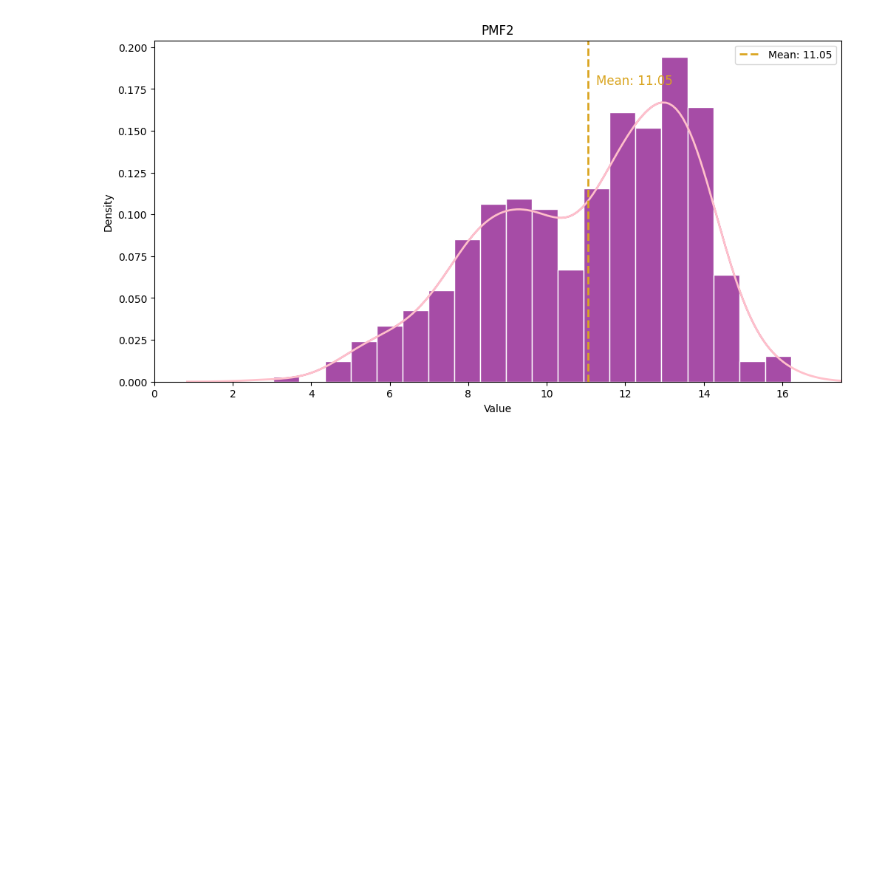
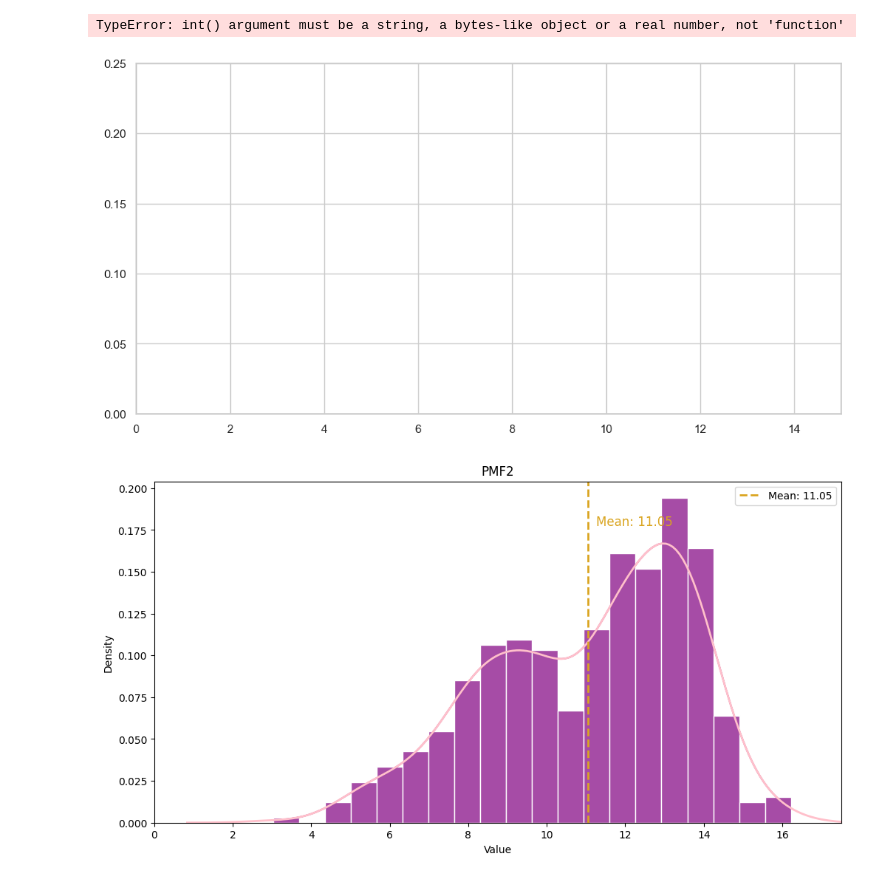
Before and after one commit to JuanmaPT/OODbench, a Jupyter notebook: represent_csv_test.ipynb, the cells around one changed output. Drawn from its saved outputs; the diff is of its cells as text; code cells hidden in the pictures; blank space fills up the shorter version.

```diff
--- a/represent_csv_test.ipynb
+++ b/represent_csv_test.ipynb
@@ -39,3 +61,79 @@ plt.show()
+# %%
+import numpy as np
+import matplotlib.pyplot as plt
+import matplotlib.animation as animation
+import seaborn as sns
+import csv
+
+# Read values from CSV file and filter out non-valid values
+file_path = "results/ResNet18/margin_values/ResNet18_SignalBlur_small_N35_R15.csv"
+valid_values = []
+
+with open(file_path, 'r') as csv_file:
+    csv_reader = csv.reader(csv_file)
+    filtered_out_count = 0
+
+    for row in csv_reader:
+        try:
+            _, margin_str = row
+            value = float(margin_str)
+            if value > 0:
+                valid_values.append(value)
+            else:
+                filtered_out_count += 1
+        except (ValueError, IndexError):
+            filtered_out_count += 1
+
+# Define a stylish color palette
+stylish_palette = ['#264653', '#2A9D8F', '#E76F51']
+nbins = 100
+
+# Set the style
+sns.set(style="whitegrid")
+
+# Set up the figure and axis
+fig, ax = plt.subplots(figsize=(12, 6))
+ax.set_xlim([0, 15])  # Set initial x-axis limits
+ax.set_ylim([0, 0.25])
+
+def update(frame):
+    ax.clear()
+
+    total_count = frame * 2000
+    current_values = valid_values[1:total_count]
+
+    sns.histplot(current_values, kde=True, stat='density', bins=nbins, color=stylish_palette[0], alpha=0.7, edgecolor='white', ax=ax)
+    sns.kdeplot(current_values, color=stylish_palette[1], linewidth=2, ax=ax)
+
+    mean_value = np.mean(current_values)
+    ax.axvline(mean_value, color=stylish_palette[2], linestyle='--', linewidth=2, label=f'Mean: {mean_value:.2f}')
+    ax.text(mean_value + 0.2, 0.18, f'Mean: {mean_value:.2f}', color=stylish_palette[2], fontsize=12, va='center')
+
+    ax.set_title(f'{total_count} margin samples', fontsize=14)
+    ax.set_xlabel('Value', fontsize=14)
+    ax.set_ylabel('Density', fontsize=14)
+    ax.legend(fontsize=12)
+    ax.set_xlim([0, 15])  # Set initial x-axis limits
+    ax.set_ylim([0, 0.2])
+
+    sns.despine()
+
+# Set the total number of frames (each frame increments by 100)
+total_frames = len(valid_values) // 2000
+
+
+# Create the animation
+ani = animation.FuncAnimation(fig, update, frames=total_frames,
+                              interval=150,
+                              repeat=False)
+ani.save('animation_samples.gif')
+
+
+# Display the animation
+plt.show()
+# %% [output]
+TypeError: int() argument must be a string, a bytes-like object or a real number, not 'function'
+[figure, added]
 # %%
 import numpy as np
 import matplotlib.pyplot as plt
```
Also changed, not shown: parts of 2 cells of this notebook, 1 other file.
